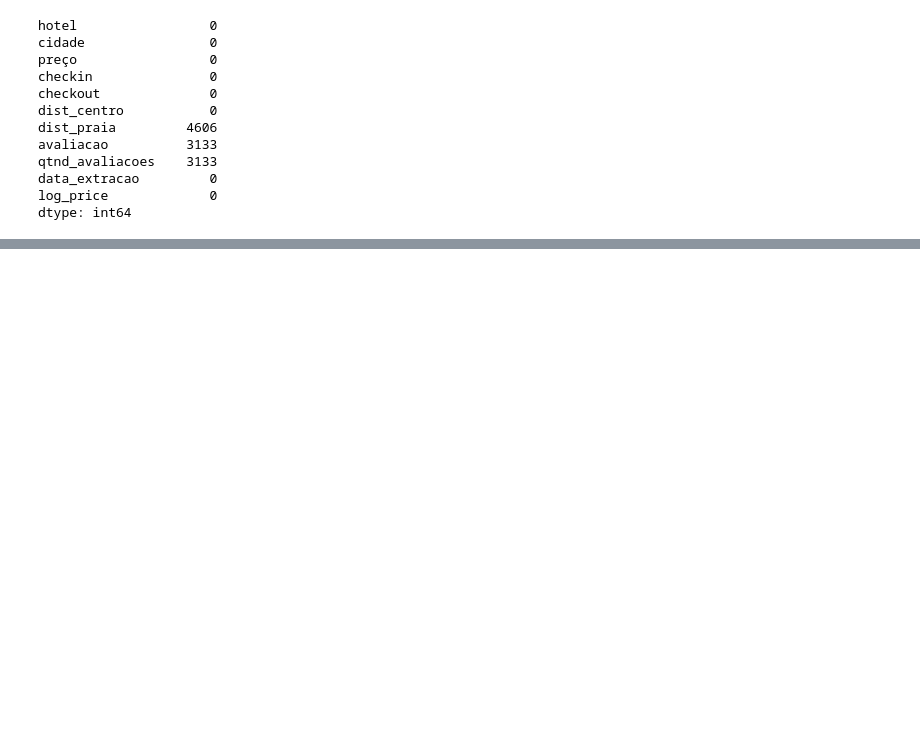
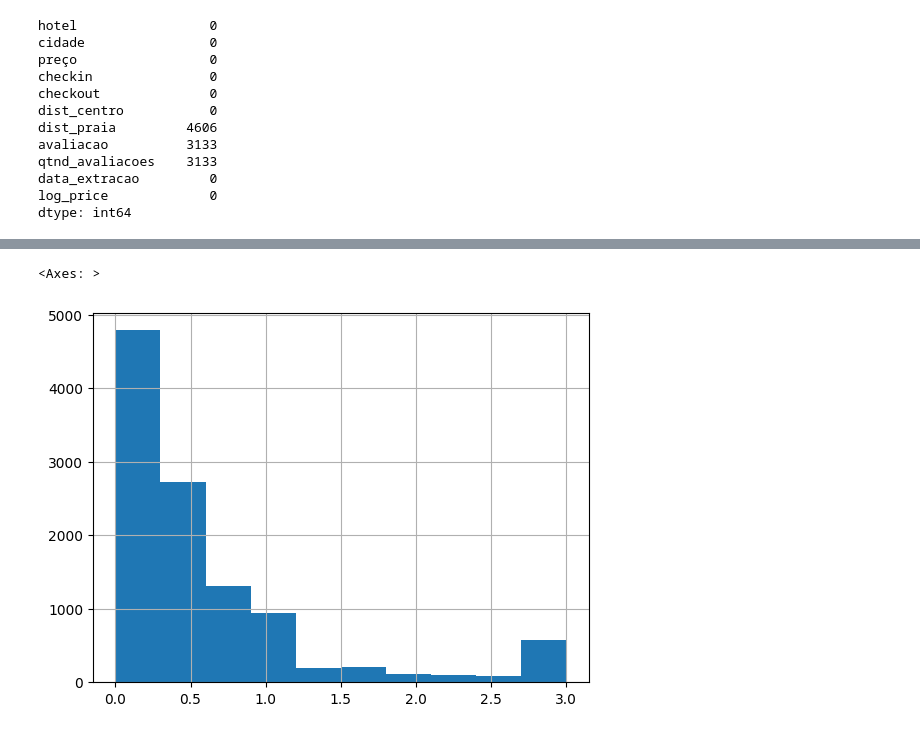
Before and after one commit to clarabarretto/data-science, a Jupyter notebook: pre-processing/pre-processing-recife.ipynb, the cells around one changed output, grey strips where cells are left out. Saved outputs shown, nothing was run; the diff lists cells and outputs as text; code cells hidden in the pictures; blank space fills up the shorter version.

```diff
--- a/pre-processing/pre-processing-recife.ipynb
+++ b/pre-processing/pre-processing-recife.ipynb
@@ -129,3 +140,8 @@ dtype: int64
+# %%
+hospedagens["dist_praia"].hist()
+# %% [output]
+<Axes: >
+[figure, added]
 # %%
 # gerando um novo dataset a partir do csv com os dados e transformando os dados categóricos em numérico
 hosp_input = pd.read_csv('../resultado1.csv', decimal=".")
```
Also changed, not shown: parts of 11 cells of this notebook.
